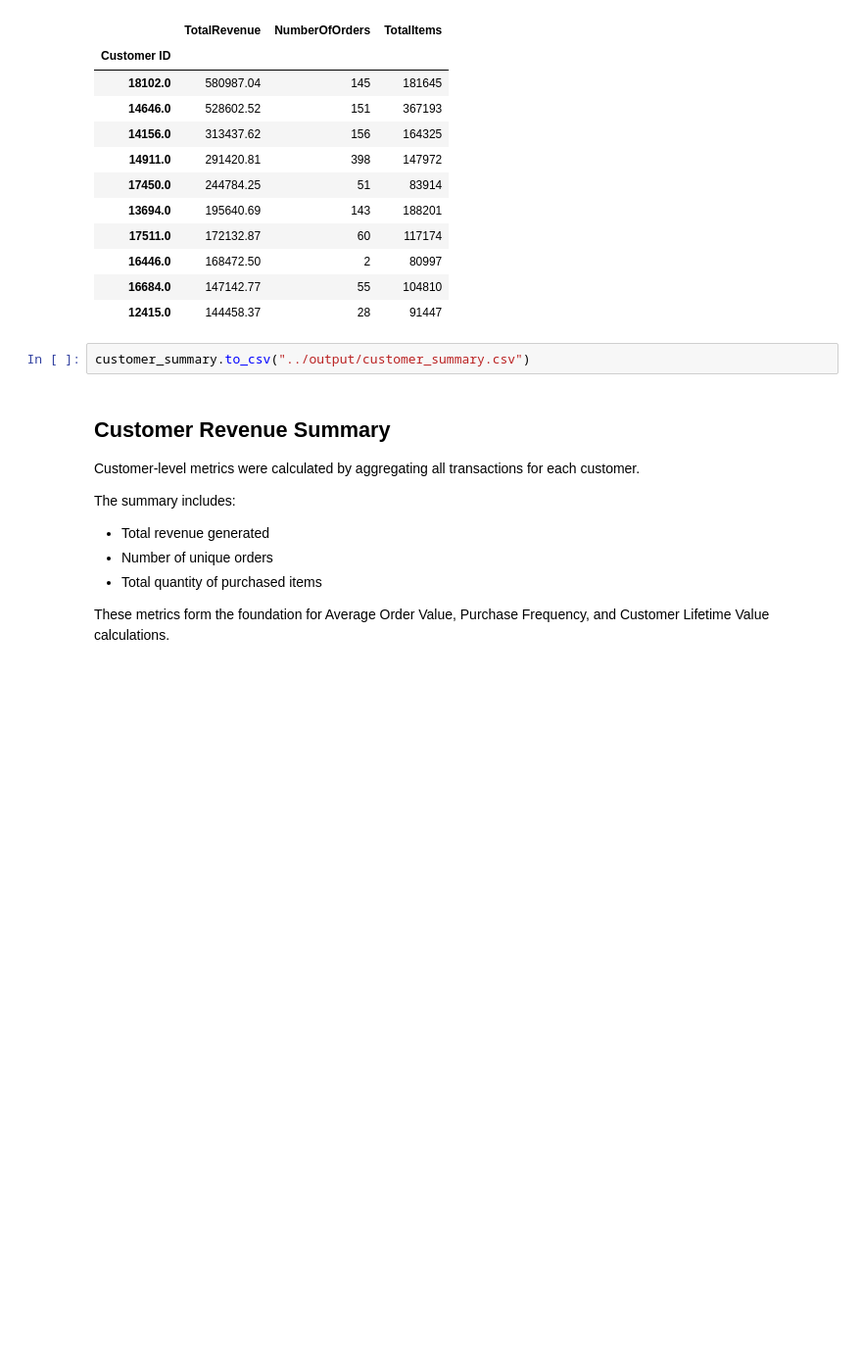
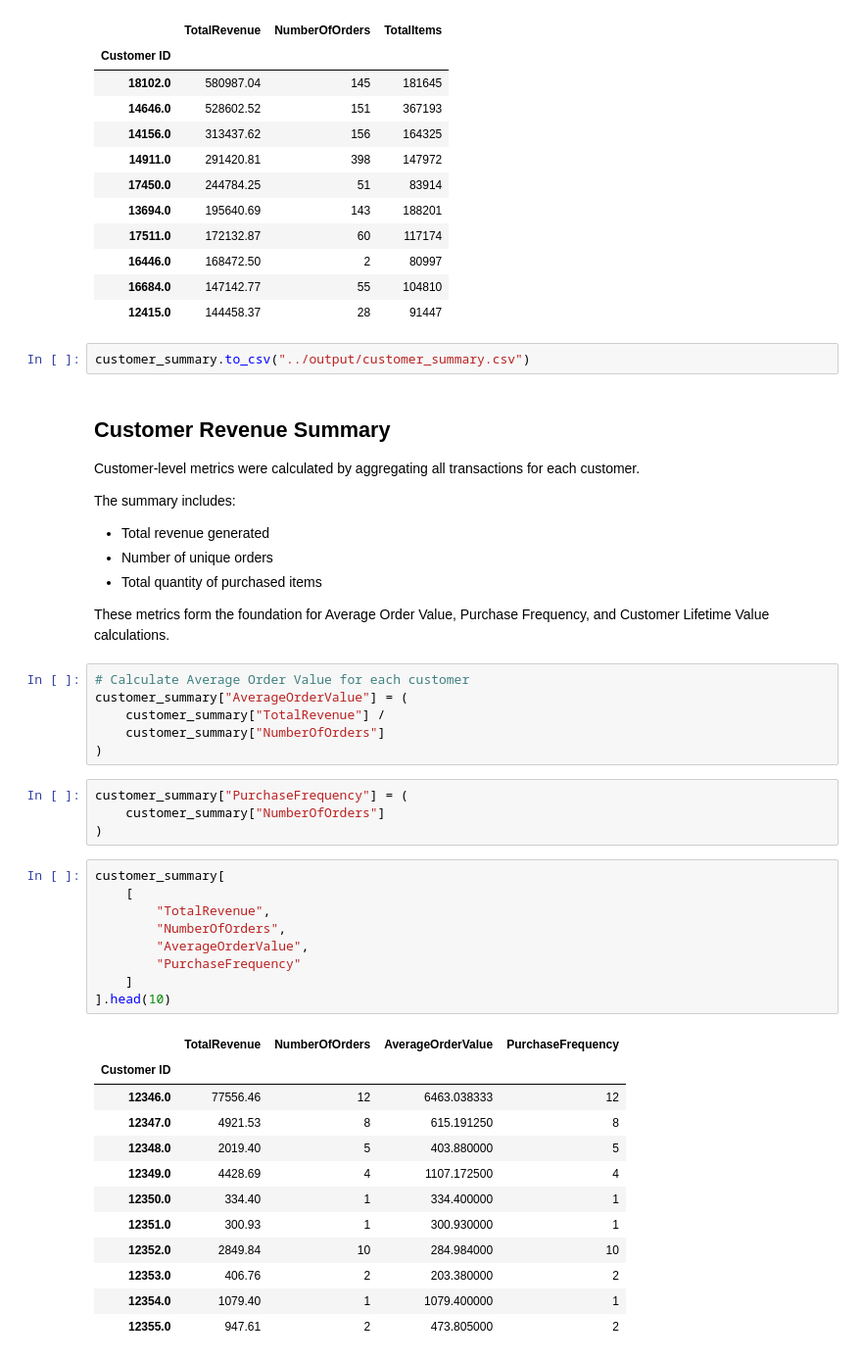
Before and after one commit to Tamoze/SaaS-ECommerce-Cohort-Retention-CLTV-Analysis, a Jupyter notebook: notebooks/week1-datacleaning.ipynb, the cells around one changed output. Shown at 98% size. Saved outputs shown, nothing was run; the diff lists cells and outputs as text; blank space fills up the shorter version.

Commit message:
Calculate average order value and purchase frequency

```diff
--- a/notebooks/week1-datacleaning.ipynb
+++ b/notebooks/week1-datacleaning.ipynb
@@ -811,3 +811,35 @@ The summary includes:
 - Total quantity of purchased items
 
 These metrics form the foundation for Average Order Value, Purchase Frequency, and Customer Lifetime Value calculations.
+# %%
+# Calculate Average Order Value for each customer
+customer_summary["AverageOrderValue"] = (
+    customer_summary["TotalRevenue"] /
+    customer_summary["NumberOfOrders"]
+)
+# %%
+customer_summary["PurchaseFrequency"] = (
+    customer_summary["NumberOfOrders"]
+)
+# %%
+customer_summary[
+    [
+        "TotalRevenue",
+        "NumberOfOrders",
+        "AverageOrderValue",
+        "PurchaseFrequency"
+    ]
+].head(10)
+# %% [output]
+|  | TotalRevenue | NumberOfOrders | AverageOrderValue | PurchaseFrequency |
+| Customer ID |  |  |  |  |
+| 12346.0 | 77556.46 | 12 | 6463.038333 | 12 |
+| 12347.0 | 4921.53 | 8 | 615.191250 | 8 |
+| 12348.0 | 2019.40 | 5 | 403.880000 | 5 |
+| 12349.0 | 4428.69 | 4 | 1107.172500 | 4 |
+| 12350.0 | 334.40 | 1 | 334.400000 | 1 |
+| 12351.0 | 300.93 | 1 | 300.930000 | 1 |
+| 12352.0 | 2849.84 | 10 | 284.984000 | 10 |
+| 12353.0 | 406.76 | 2 | 203.380000 | 2 |
+| 12354.0 | 1079.40 | 1 | 1079.400000 | 1 |
+| 12355.0 | 947.61 | 2 | 473.805000 | 2 |
```
Also changed, not shown: parts of 3 cells of this notebook, 1 other file.
